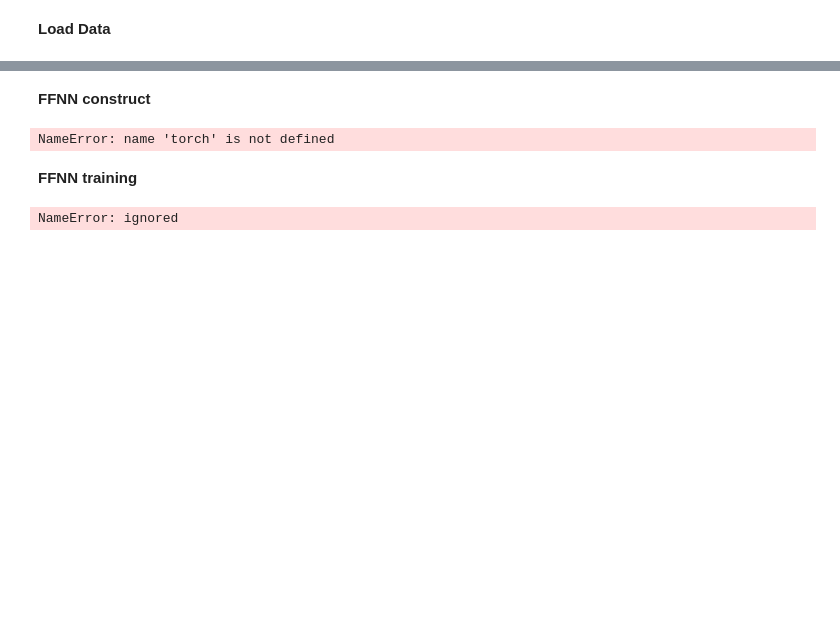
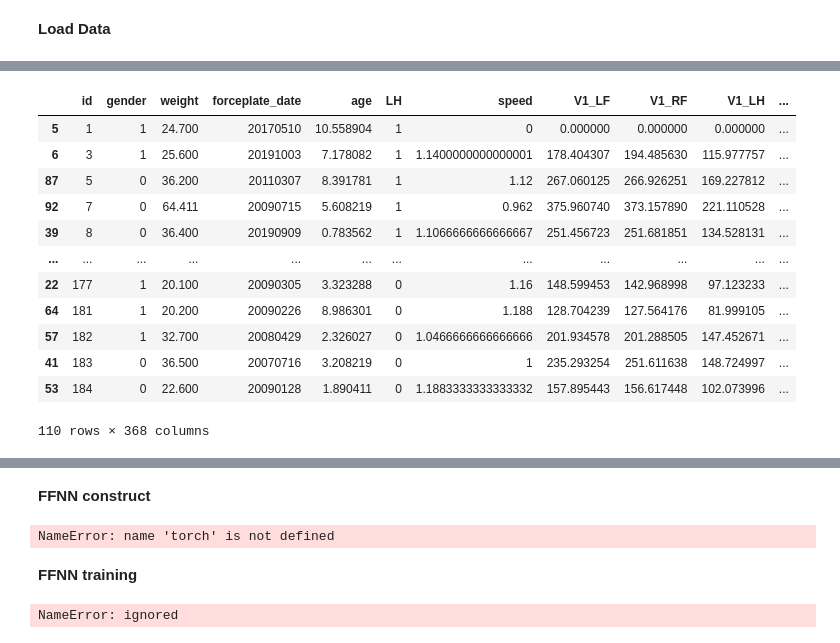
Before and after one commit to ChenTsizhen/4780_Kaggle, a Jupyter notebook: work_file.ipynb, the cells around one changed output, grey strips where cells are left out. Drawn from its saved outputs; the diff is of its cells as text; code cells hidden in the pictures; blank space fills up the shorter version.

```diff
--- a/work_file.ipynb
+++ b/work_file.ipynb
@@ -25,7 +25,6 @@ import pandas as pd
 **Load Data**
 # %%
 LF_train = pd.read_csv('./raw_data/LF_train.csv')
-# lf_test = pd.read_csv('./raw_data/LF_test.csv')
-# lh_train = pd.read_csv('./raw_data/LH_train.csv')
+LH_train = pd.read_csv('./raw_data/LH_train.csv')
 # rf_train = pd.read_csv('./raw_data/RF_train.csv')
 # rf_test = pd.read_csv('./draw_ata/RH_train.csv')
@@ -32 +66,36 @@ LF_train = pd.read_csv('./raw_data/LF_train.csv')
+# %%
+### turn literals into numericals
+LH_train = LH_train.drop(columns=['dob', 'gait', 'Gait'])
+LH_train['forceplate_date'] = LH_train['forceplate_date'].str.replace("-","").astype(int)
+
+### nan value
+LH_train = LH_train.fillna(0)
+# LH_train = LH_train.replace('Not able to trot', 0)
+# LH_train['Speed'] = LH_train['Speed'].astype(float)
+
+# for col in LH_train.columns:
+#     if 'V' in col or 'Speed' in col :
+#         LH_train[col] = LH_train[col].replace(0, LH_train[col].mean())
+
+### sort by id
+LH_train = LH_train.sort_values(by=['id'])
+
+### perform PCA and get rid of redundant columns
+
+LH_train.to_csv('LH_train.csv')
+LH_train
+# %% [output]
+|  | id | gender | weight | forceplate_date | age | LH | speed | V1_LF | V1_RF | V1_LH | ... |
+| 5 | 1 | 1 | 24.700 | 20170510 | 10.558904 | 1 | 0 | 0.000000 | 0.000000 | 0.000000 | ... |
+| 6 | 3 | 1 | 25.600 | 20191003 | 7.178082 | 1 | 1.1400000000000001 | 178.404307 | 194.485630 | 115.977757 | ... |
+| 87 | 5 | 0 | 36.200 | 20110307 | 8.391781 | 1 | 1.12 | 267.060125 | 266.926251 | 169.227812 | ... |
+| 92 | 7 | 0 | 64.411 | 20090715 | 5.608219 | 1 | 0.962 | 375.960740 | 373.157890 | 221.110528 | ... |
+| 39 | 8 | 0 | 36.400 | 20190909 | 0.783562 | 1 | 1.1066666666666667 | 251.456723 | 251.681851 | 134.528131 | ... |
+| ... | ... | ... | ... | ... | ... | ... | ... | ... | ... | ... | ... |
+| 22 | 177 | 1 | 20.100 | 20090305 | 3.323288 | 0 | 1.16 | 148.599453 | 142.968998 | 97.123233 | ... |
+| 64 | 181 | 1 | 20.200 | 20090226 | 8.986301 | 0 | 1.188 | 128.704239 | 127.564176 | 81.999105 | ... |
+| 57 | 182 | 1 | 32.700 | 20080429 | 2.326027 | 0 | 1.0466666666666666 | 201.934578 | 201.288505 | 147.452671 | ... |
+| 41 | 183 | 0 | 36.500 | 20070716 | 3.208219 | 0 | 1 | 235.293254 | 251.611638 | 148.724997 | ... |
+| 53 | 184 | 0 | 22.600 | 20090128 | 1.890411 | 0 | 1.1883333333333332 | 157.895443 | 156.617448 | 102.073996 | ... |
+110 rows × 368 columns
 # %%
```
Also changed, not shown: parts of 5 cells of this notebook, 4 other files.
